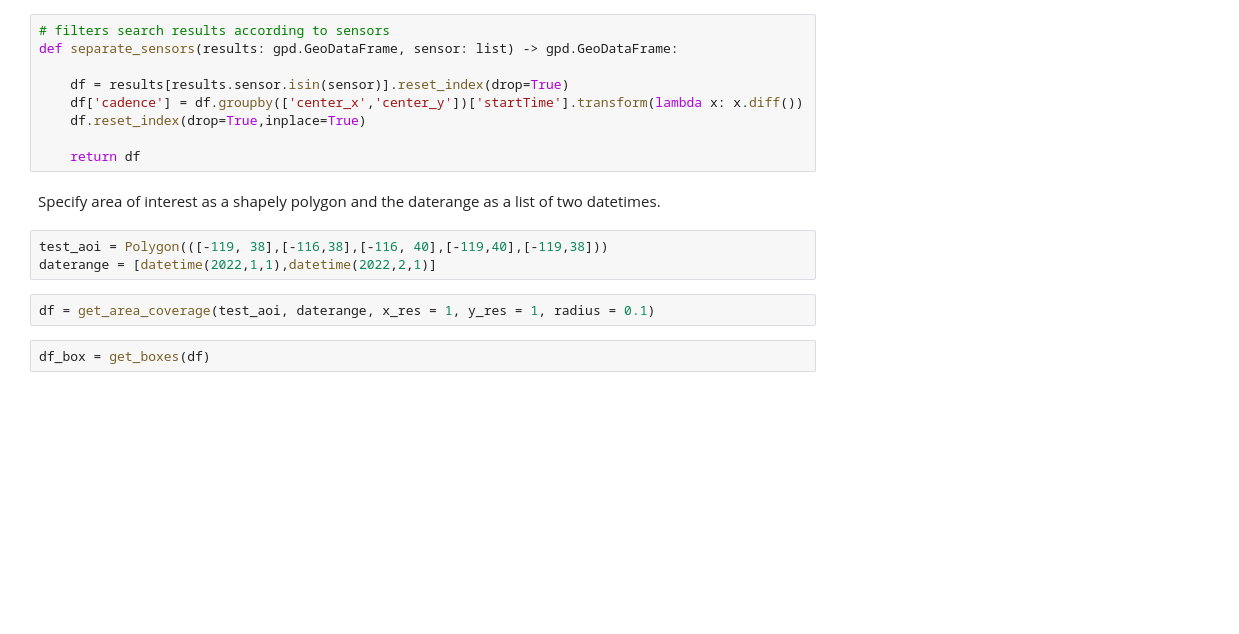
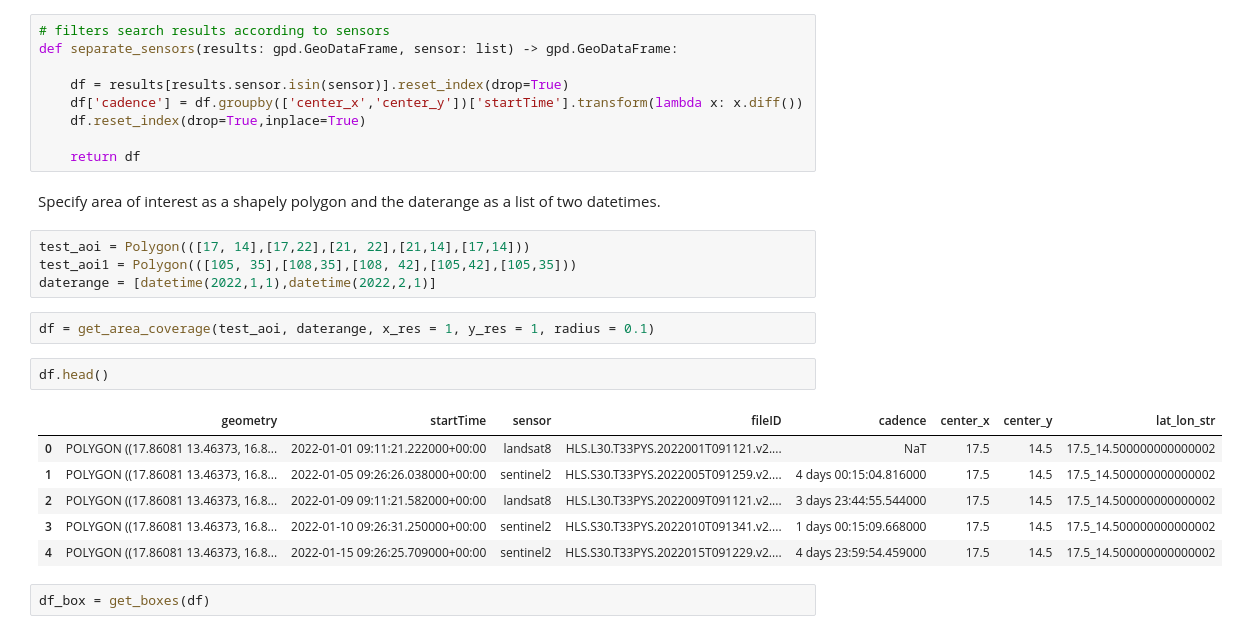
Before and after one commit to OPERA-Cal-Val/OPERA_coverage, a Jupyter notebook: notebooks/Basic Demo.ipynb, the cells around one changed output. Saved outputs shown, nothing was run; the diff lists cells and outputs as text; blank space fills up the shorter version.

```diff
--- a/notebooks/Basic Demo.ipynb
+++ b/notebooks/Basic Demo.ipynb
@@ -156,10 +156,20 @@ def separate_sensors(results: gpd.GeoDataFrame, sensor: list) -> gpd.GeoDataFram
 # %% [markdown]
 Specify area of interest as a shapely polygon and the daterange as a list of two datetimes.
 # %%
-test_aoi = Polygon(([-119, 38],[-116,38],[-116, 40],[-119,40],[-119,38]))
+test_aoi = Polygon(([17, 14],[17,22],[21, 22],[21,14],[17,14]))
+test_aoi1 = Polygon(([105, 35],[108,35],[108, 42],[105,42],[105,35]))
 daterange = [datetime(2022,1,1),datetime(2022,2,1)]
 # %%
 df = get_area_coverage(test_aoi, daterange, x_res = 1, y_res = 1, radius = 0.1)
+# %%
+df.head()
+# %% [output]
+|  | geometry | startTime | sensor | fileID | cadence | center_x | center_y | lat_lon_str |
+| 0 | POLYGON ((17.86081 13.46373, 16.8... | 2022-01-01 09:11:21.222000+00:00 | landsat8 | HLS.L30.T33PYS.2022001T091121.v2.... | NaT | 17.5 | 14.5 | 17.5_14.500000000000002 |
+| 1 | POLYGON ((17.86081 13.46373, 16.8... | 2022-01-05 09:26:26.038000+00:00 | sentinel2 | HLS.S30.T33PYS.2022005T091259.v2.... | 4 days 00:15:04.816000 | 17.5 | 14.5 | 17.5_14.500000000000002 |
+| 2 | POLYGON ((17.86081 13.46373, 16.8... | 2022-01-09 09:11:21.582000+00:00 | landsat8 | HLS.L30.T33PYS.2022009T091121.v2.... | 3 days 23:44:55.544000 | 17.5 | 14.5 | 17.5_14.500000000000002 |
+| 3 | POLYGON ((17.86081 13.46373, 16.8... | 2022-01-10 09:26:31.250000+00:00 | sentinel2 | HLS.S30.T33PYS.2022010T091341.v2.... | 1 days 00:15:09.668000 | 17.5 | 14.5 | 17.5_14.500000000000002 |
+| 4 | POLYGON ((17.86081 13.46373, 16.8... | 2022-01-15 09:26:25.709000+00:00 | sentinel2 | HLS.S30.T33PYS.2022015T091229.v2.... | 4 days 23:59:54.459000 | 17.5 | 14.5 | 17.5_14.500000000000002 |
 # %%
 df_box = get_boxes(df)
 # %%
```
Also changed, not shown: parts of 3 cells of this notebook, 2 other files.
